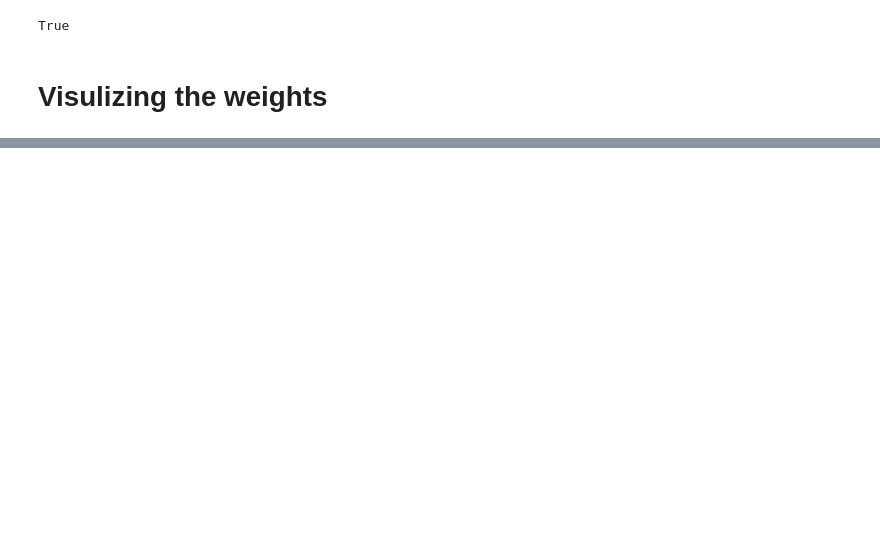
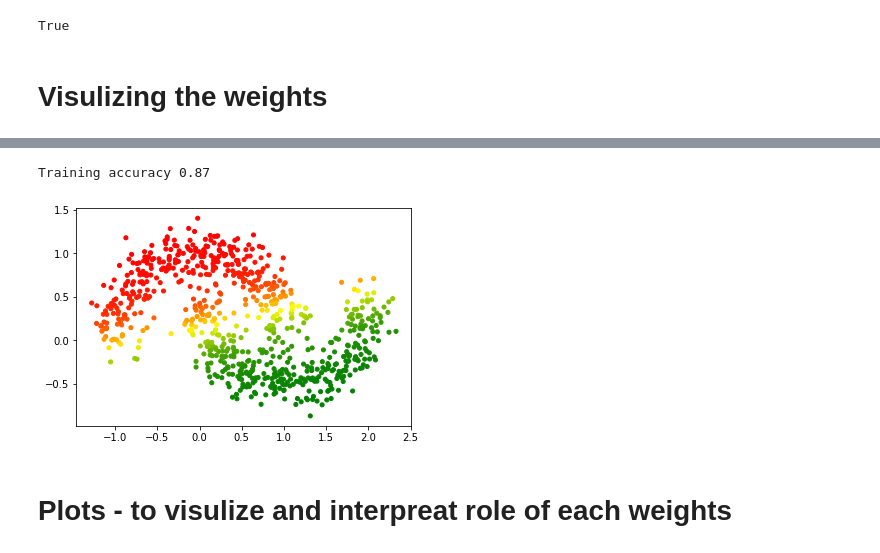
Before and after one commit to pragneshrana/DeepLearning, a Jupyter notebook: TrainingFeedForwardNN/Exercise.ipynb, the cells around one changed output, grey strips where cells are left out. Saved outputs shown, nothing was run; the diff lists cells and outputs as text; code cells hidden in the pictures; blank space fills up the shorter version.

```diff
--- a/TrainingFeedForwardNN/Exercise.ipynb
+++ b/TrainingFeedForwardNN/Exercise.ipynb
@@ -325,0 +349,19 @@ imageio.mimsave('./weights_viz.gif',[plot_heat_map(i) for i in range(0,len(weigh
+# %%
+Y_pred_train = ffsn.predict(X_train)
+Y_pred_binarised_train = (Y_pred_train >= 0.5).astype("int").ravel()
+
+Y_pred_val = ffsn.predict(X_val)
+Y_pred_binarised_val = (Y_pred_train >= 0.5).astype("int").ravel()
+
+accuracy_train = accuracy_score(Y_pred_binarised_train, Y_train)
+
+print("Training accuracy", round(accuracy_train, 2))
+# %% [output]
+Training accuracy 0.87
+# %%
+plt.scatter(X_train[:,0], X_train[:,1], c=Y_pred_train, cmap=my_cmap, s=15*(np.abs(np.sign(Y_pred_train-Y_train))+.1))
+plt.show()
+# %% [output]
+[figure, added]
+# %% [markdown]
+# Plots - to visulize and interpreat role of each weights
```
Also changed, not shown: parts of 27 cells of this notebook.
